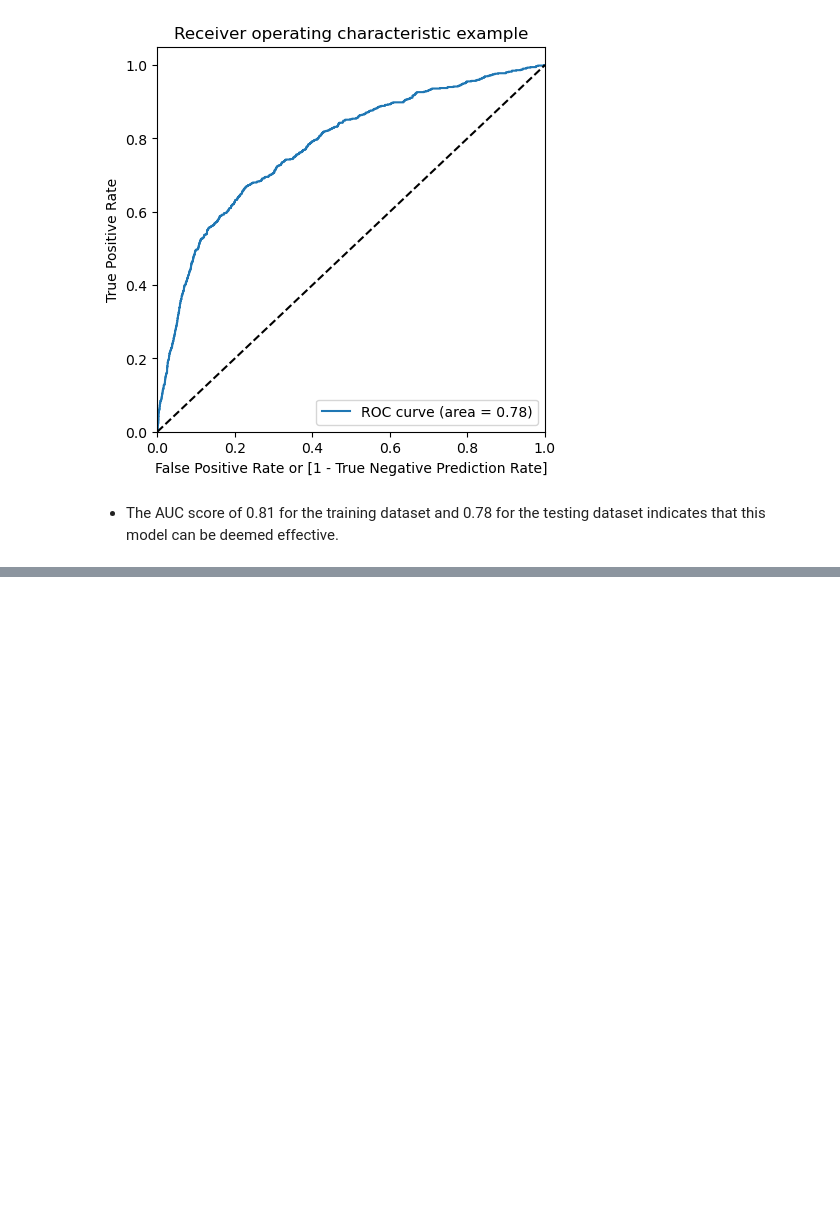
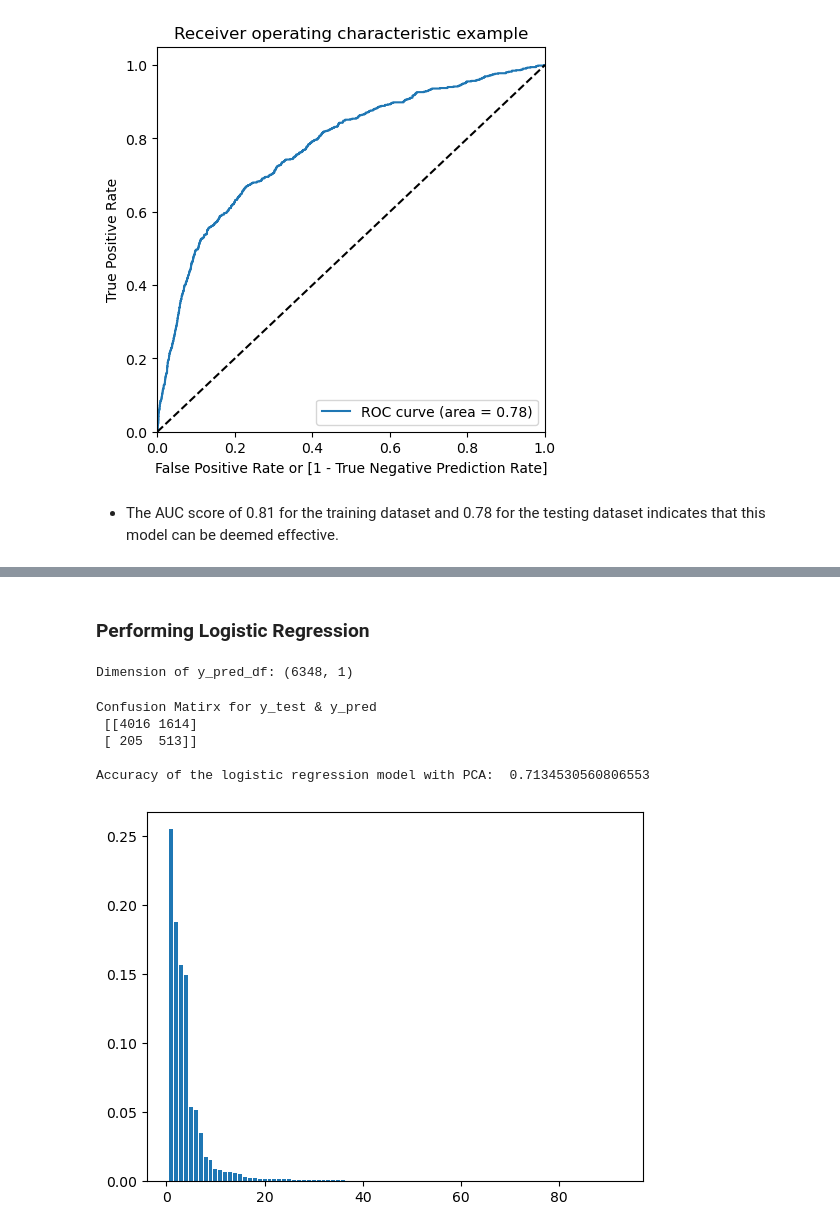
Before and after one commit to SanjayaKumarSahoo/telecom-churn-group-case-study, a Jupyter notebook: solution.ipynb, the cells around one changed output, grey strips where cells are left out. Drawn from its saved outputs; the diff is of its cells as text; code cells hidden in the pictures; blank space fills up the shorter version.

```diff
--- a/solution.ipynb
+++ b/solution.ipynb
@@ -1522,0 +1429,20 @@ pred_probs_test = model_pca.predict_proba(df_test_pca)
+# %%
+# split the dateset into train and test datasets
+X_train, X_test, y_train, y_test = train_test_split(X, y, test_size=0.3, train_size=0.7, random_state=1)
+print("Dimension of X_train:", X_train.shape)
+print("Dimension of X_test:", X_test.shape)
+
+# apply scaling on the dataset
+
+scaler = MinMaxScaler()
+X_train[num_col] = scaler.fit_transform(X_train[num_col])
+X_test[num_col] = scaler.transform(X_test[num_col])
+
+# Applying SMOTE technique for data imbalance correction
+
+sm = SMOTE(random_state=42)
+X_train_sm,y_train_sm = sm.fit_resample(X_train,y_train)
+print("Dimension of X_train_sm Shape:", X_train_sm.shape)
+print("Dimension of y_train_sm Shape:", y_train_sm.shape)
+
+X_train_sm.head()
@@ -1522,0 +1460,7 @@ pred_probs_test = model_pca.predict_proba(df_test_pca)
+# %%
+# importing PCA
+from sklearn.decomposition import PCA
+pca = PCA(random_state=42)
+
+# applying PCA on train data
+pca.fit(X_train_sm)
@@ -1522,0 +1469,6 @@ pred_probs_test = model_pca.predict_proba(df_test_pca)
+# %%
+X_train_sm_pca=pca.fit_transform(X_train_sm)
+print("Dimension of X_train_sm_pca: ",X_train_sm_pca.shape)
+
+X_test_pca=pca.transform(X_test)
+print("Dimension of X_test_pca: ",X_test_pca.shape)
@@ -1522,0 +1495,35 @@ pred_probs_test = model_pca.predict_proba(df_test_pca)
+# %% [markdown]
+### Performing Logistic Regression
+# %%
+from sklearn.linear_model import LogisticRegression
+from sklearn import metrics
+logreg_pca = LogisticRegression()
+logreg_pca.fit(X_train_sm_pca, y_train_sm)
+
+# making the predictions
+y_pred = logreg_pca.predict(X_test_pca)
+
+# converting the prediction into a dataframe
+y_pred_df = pd.DataFrame(y_pred)
+print("Dimension of y_pred_df:", y_pred_df.shape)
+# %% [output]
+Dimension of y_pred_df: (6348, 1)
+# %%
+from sklearn.metrics import confusion_matrix, accuracy_score
+
+# Checking the Confusion matrix
+print("Confusion Matirx for y_test & y_pred\n",confusion_matrix(y_test,y_pred),"\n")
+
+# Checking the Accuracy of the Predicted model.
+print("Accuracy of the logistic regression model with PCA: ",accuracy_score(y_test,y_pred))
+# %% [output]
+Confusion Matirx for y_test & y_pred
+ [[4016 1614]
+ [ 205  513]]
+
+Accuracy of the logistic regression model with PCA:  0.7134530560806553
+# %%
+plt.bar(range(1,len(pca.explained_variance_ratio_)+1),pca.explained_variance_ratio_)
+plt.show()
+# %% [output]
+[figure, added]
```
Also changed, not shown: parts of 29 cells of this notebook.
